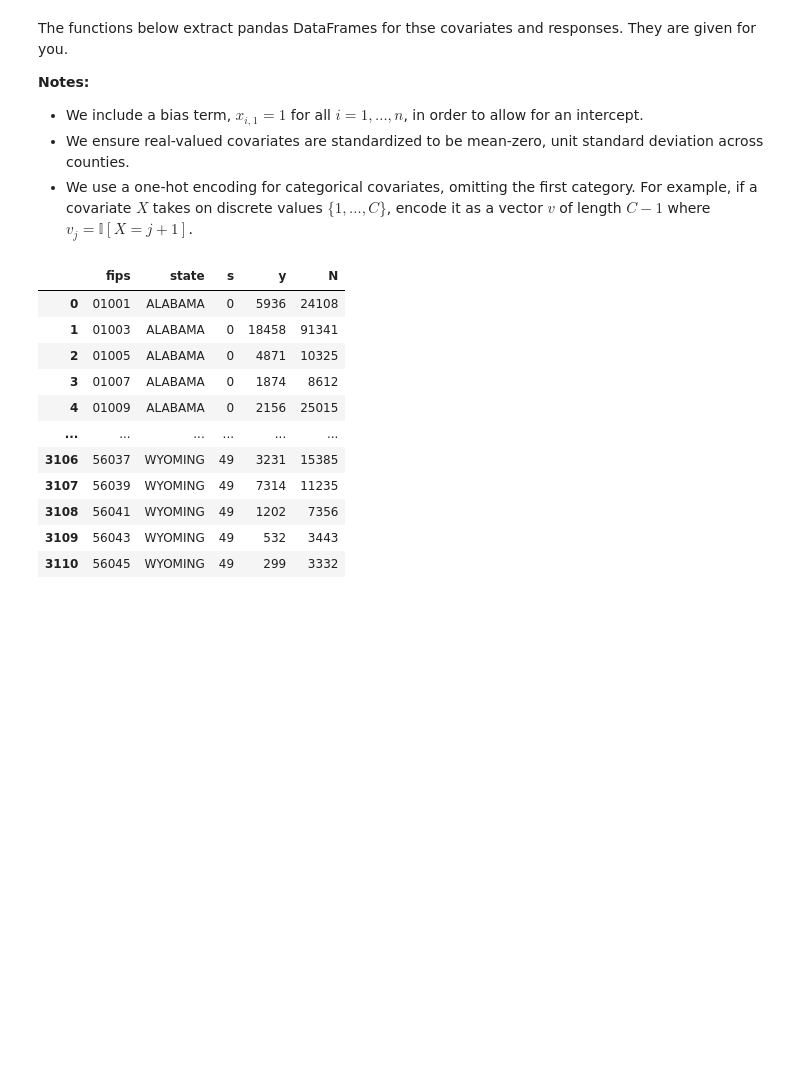
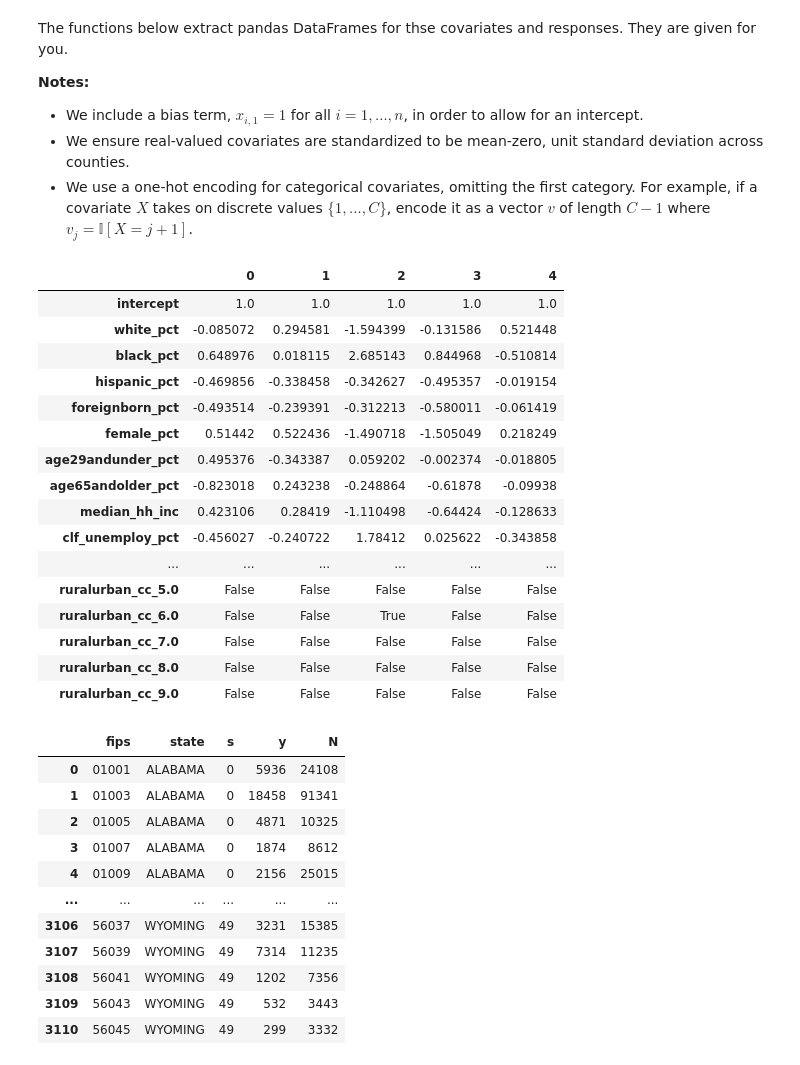
Before and after one commit to Zane-Liao/stats305b, a Jupyter notebook: hw2.ipynb, the cells around one changed output. Cells and saved outputs as stored; diff of their text form; code cells hidden in the pictures; blank space fills up the shorter version.

```diff
--- a/hw2.ipynb
+++ b/hw2.ipynb
@@ -203,6 +236,26 @@ def preprocess_covariates(demo):
     return X
 
 covariates = preprocess_covariates(demo)
+# %%
+covariates.head().T
+# %% [output]
+|  | 0 | 1 | 2 | 3 | 4 |
+| intercept | 1.0 | 1.0 | 1.0 | 1.0 | 1.0 |
+| white_pct | -0.085072 | 0.294581 | -1.594399 | -0.131586 | 0.521448 |
+| black_pct | 0.648976 | 0.018115 | 2.685143 | 0.844968 | -0.510814 |
+| hispanic_pct | -0.469856 | -0.338458 | -0.342627 | -0.495357 | -0.019154 |
+| foreignborn_pct | -0.493514 | -0.239391 | -0.312213 | -0.580011 | -0.061419 |
+| female_pct | 0.51442 | 0.522436 | -1.490718 | -1.505049 | 0.218249 |
+| age29andunder_pct | 0.495376 | -0.343387 | 0.059202 | -0.002374 | -0.018805 |
+| age65andolder_pct | -0.823018 | 0.243238 | -0.248864 | -0.61878 | -0.09938 |
+| median_hh_inc | 0.423106 | 0.28419 | -1.110498 | -0.64424 | -0.128633 |
+| clf_unemploy_pct | -0.456027 | -0.240722 | 1.78412 | 0.025622 | -0.343858 |
+| ... | ... | ... | ... | ... | ... |
+| ruralurban_cc_5.0 | False | False | False | False | False |
+| ruralurban_cc_6.0 | False | False | True | False | False |
+| ruralurban_cc_7.0 | False | False | False | False | False |
+| ruralurban_cc_8.0 | False | False | False | False | False |
+| ruralurban_cc_9.0 | False | False | False | False | False |
 # %%
 def extract_responses(votes, year):
     """
```
Also changed, not shown: parts of 17 cells of this notebook, 3 other files.
